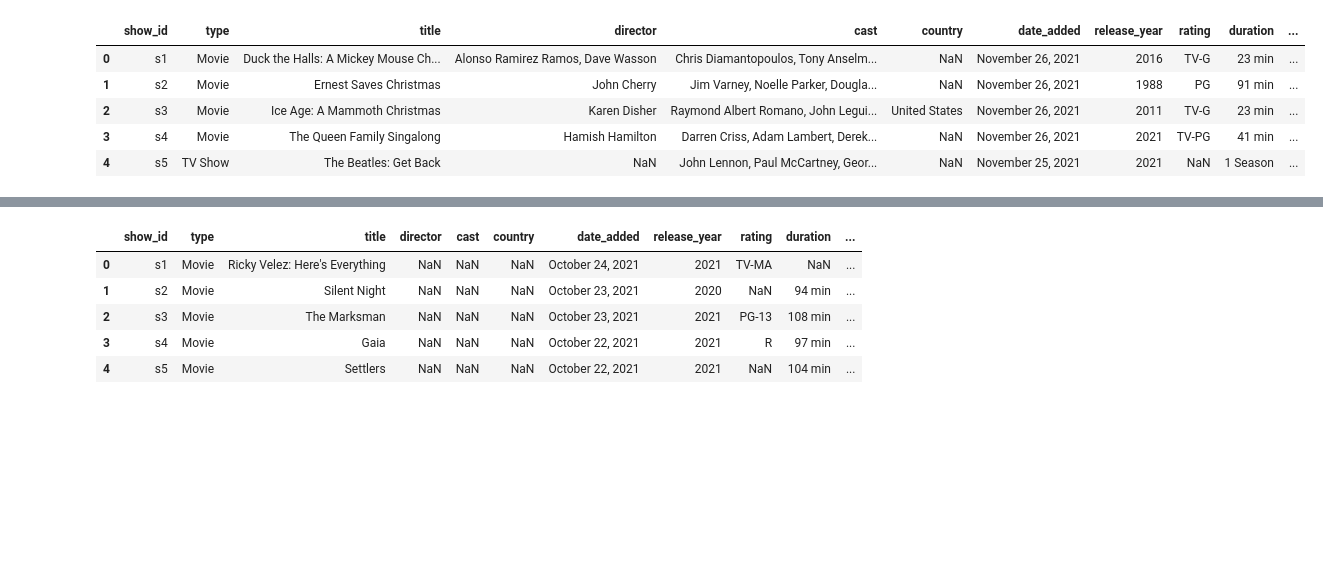
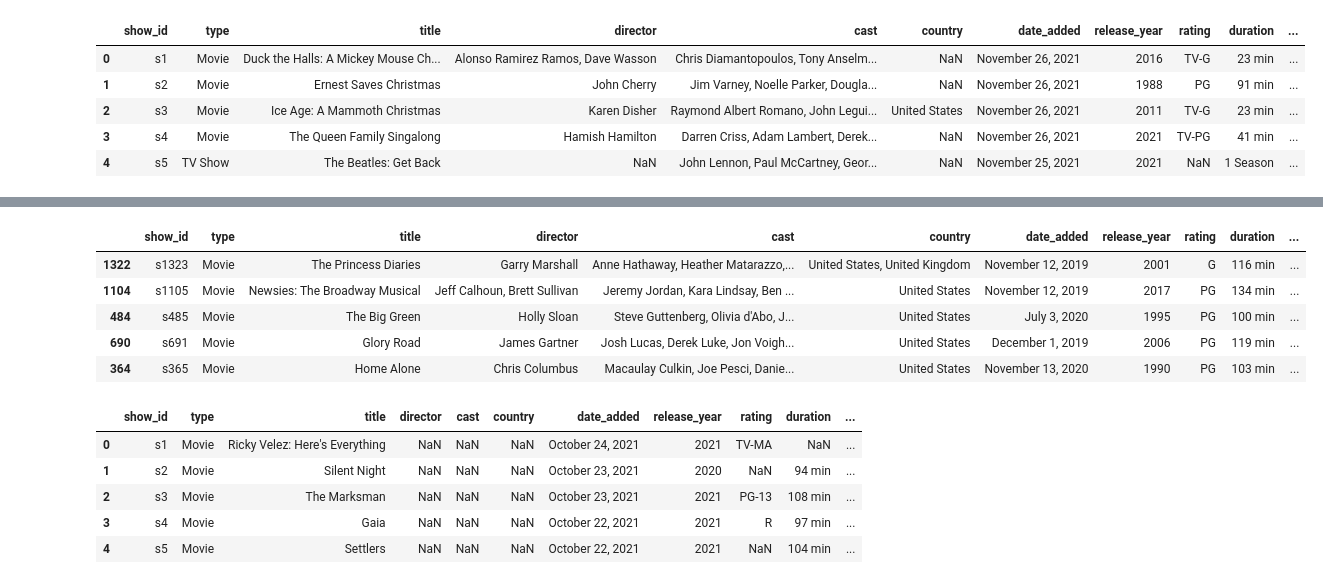
Before and after one commit to Luzve/Proyecto_Individual01, a Jupyter notebook: prueba/prueba.ipynb, the cells around one changed output, grey strips where cells are left out. Saved outputs shown, nothing was run; the diff lists cells and outputs as text; code cells hidden in the pictures; blank space fills up the shorter version.

```diff
--- a/prueba/prueba.ipynb
+++ b/prueba/prueba.ipynb
@@ -70,3 +111,12 @@ disney.head()
+# %%
+disney.sample(5)
+# %% [output]
+|  | show_id | type | title | director | cast | country | date_added | release_year | rating | duration | ... |
+| 1322 | s1323 | Movie | The Princess Diaries | Garry Marshall | Anne Hathaway, Heather Matarazzo,... | United States, United Kingdom | November 12, 2019 | 2001 | G | 116 min | ... |
+| 1104 | s1105 | Movie | Newsies: The Broadway Musical | Jeff Calhoun, Brett Sullivan | Jeremy Jordan, Kara Lindsay, Ben ... | United States | November 12, 2019 | 2017 | PG | 134 min | ... |
+| 484 | s485 | Movie | The Big Green | Holly Sloan | Steve Guttenberg, Olivia d'Abo, J... | United States | July 3, 2020 | 1995 | PG | 100 min | ... |
+| 690 | s691 | Movie | Glory Road | James Gartner | Josh Lucas, Derek Luke, Jon Voigh... | United States | December 1, 2019 | 2006 | PG | 119 min | ... |
+| 364 | s365 | Movie | Home Alone | Chris Columbus | Macaulay Culkin, Joe Pesci, Danie... | United States | November 13, 2020 | 1990 | PG | 103 min | ... |
 # %%
 hulu=pd.read_csv(r'../Datasets/hulu_titles.csv', encoding = 'utf-8')
 hulu.head()
```
Also changed, not shown: parts of 25 cells of this notebook, 5 other files.
